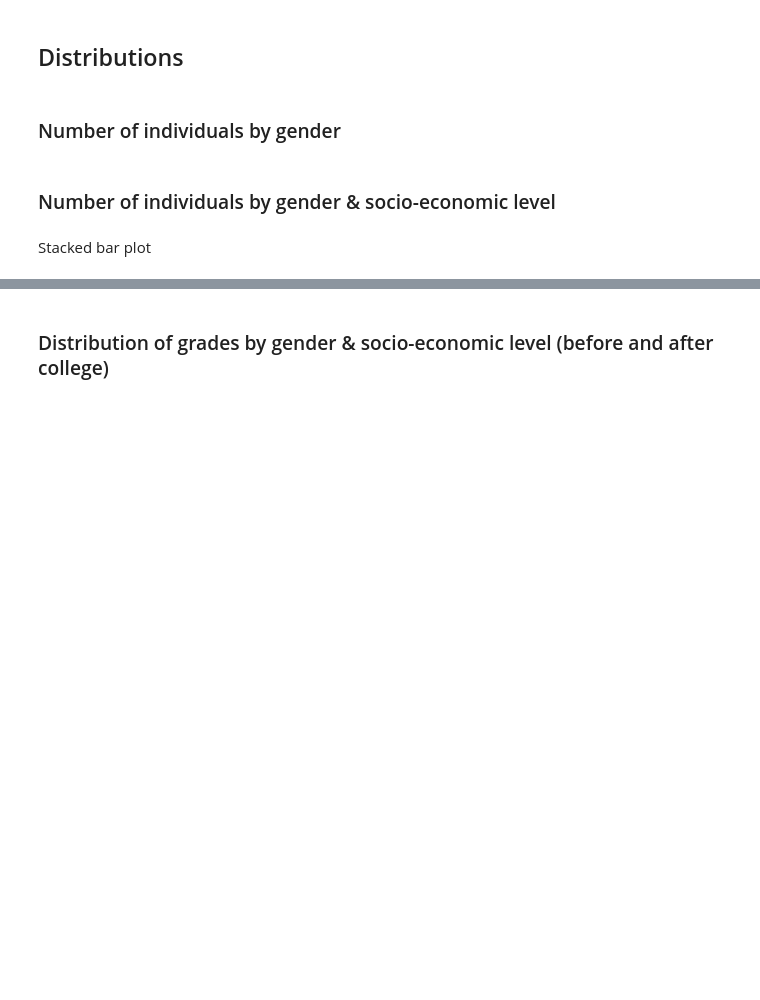
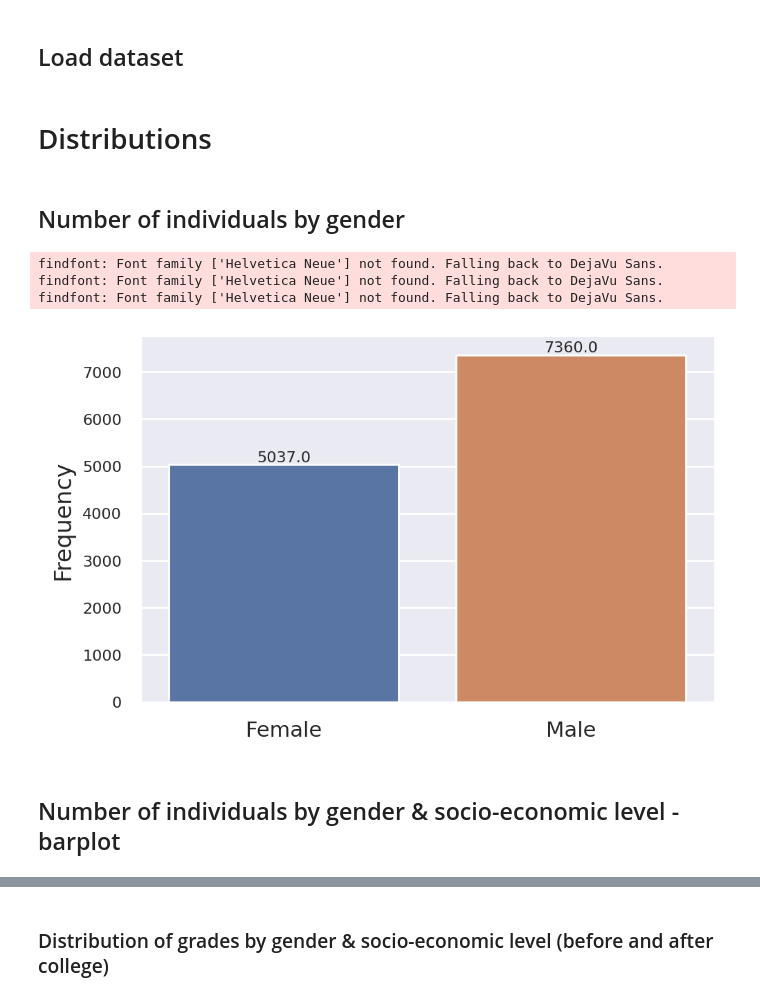
Before and after one commit to s183910/Bachelor_Gabi_Kat, a Jupyter notebook: Notebooks/Basic_dists/descriptive stats_2.ipynb, the cells around one changed output, grey strips where cells are left out. Saved outputs shown, nothing was run; the diff lists cells and outputs as text; code cells hidden in the pictures; blank space fills up the shorter version.

```diff
--- a/Notebooks/Basic_dists/descriptive stats_2.ipynb
+++ b/Notebooks/Basic_dists/descriptive stats_2.ipynb
@@ -32,0 +42,2 @@ df = pd.read_csv("df_sum_score.csv")
+# %% [markdown]
+## Load dataset
@@ -33,4 +50,4 @@ df = pd.read_csv("df_sum_score.csv")
 # %% [markdown]
-## Distributions
+# Distributions
 # %% [markdown]
-### Number of individuals by gender
+## Number of individuals by gender
@@ -37,4 +58,26 @@ df = pd.read_csv("df_sum_score.csv")
+# %%
+g = sns.catplot(x='GENDER', data=df, kind='count', legend=True)
+g.fig.set_size_inches(5, 3)
+
+# extract the matplotlib axes_subplot objects from the FacetGrid
+ax = g.facet_axis(0, 0)
+
+# iterate through the axes containers
+for c in ax.containers:
+    labels = [f'{(v.get_height()):.1f}' for v in c]
+
+    ax.bar_label(c, labels=labels, label_type='edge', fontsize=8)
+ax.set_xlabel('', fontdict=None, labelpad=None)
+ax.set_ylabel('Frequency', fontdict=None, labelpad=None)
+ax.set_xticklabels(['Female','Male'])
+ax.xaxis.set_tick_params(labelsize=11)
+ax.yaxis.set_tick_params(labelsize=8)
+
+#TODO TITLE
+# %% [output]
+findfont: Font family ['Helvetica Neue'] not found. Falling back to DejaVu Sans.
+findfont: Font family ['Helvetica Neue'] not found. Falling back to DejaVu Sans.
+findfont: Font family ['Helvetica Neue'] not found. Falling back to DejaVu Sans.
+[figure, added]
 # %% [markdown]
-### Number of individuals by gender & socio-economic level
+## Number of individuals by gender & socio-economic level - barplot
-# %% [markdown]
-Stacked bar plot
```
Also changed, not shown: parts of 21 cells of this notebook.
